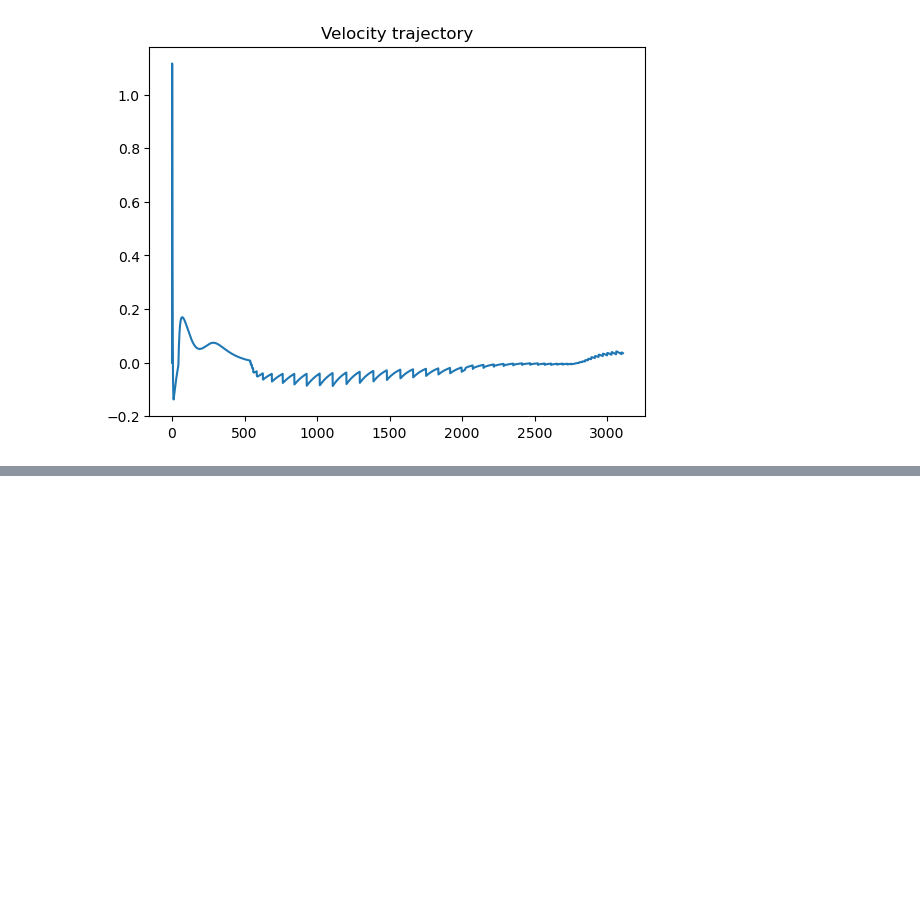
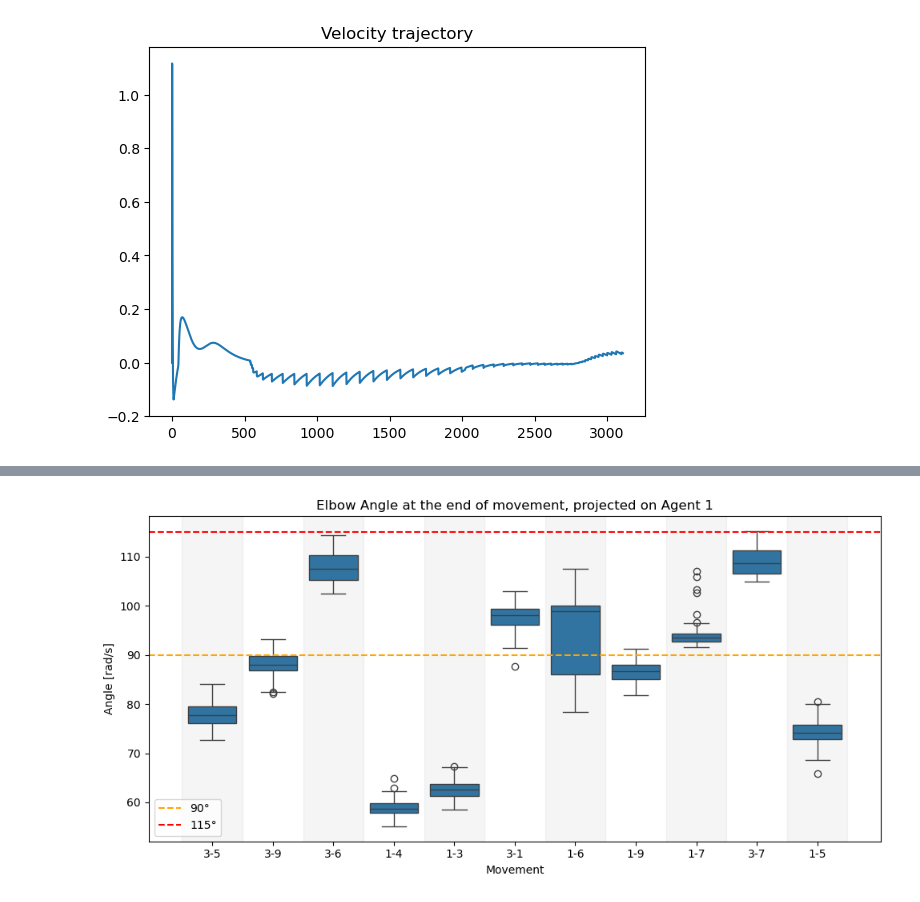
Before and after one commit to bj1110/Masterarbeit, a Jupyter notebook: eval/simdata_eval.ipynb, the cells around one changed output, grey strips where cells are left out. Saved outputs shown, nothing was run; the diff lists cells and outputs as text; code cells hidden in the pictures; blank space fills up the shorter version.

```diff
--- a/eval/simdata_eval.ipynb
+++ b/eval/simdata_eval.ipynb
@@ -728,0 +807,44 @@ plt.show()
+# %%
+subset = df[df["converged"]]
+
+plt.figure(figsize=(10, 5))
+
+ax = sns.boxplot(
+    data=subset,
+    x="projected_movement",
+    y="Angle",
+    showfliers=True
+)
+
+for i in range(len(sorted(subset["projected_movement"].unique()))):
+    if i % 2 == 0:
+        ax.axvspan(i - 0.5, i + 0.5,
+                   color="gray", alpha=0.08, zorder=0)
+
+ax.axhline(
+    y=90,
+    color="orange",
+    linestyle="--",
+    linewidth=1.5,
+    label="90°"
+)
+
+ax.axhline(
+    y=115,
+    color="red",
+    linestyle="--",
+    linewidth=1.5,
+    label="115°"
+)
+
+
+ax.legend()
+ax.set_ylabel("Angle [rad/s]")
+ax.set_xlabel("Movement")
+
+
+plt.title("Elbow Angle at the end of movement, projected on Agent 1")
+plt.tight_layout()
+plt.show()
+# %% [output]
+[figure, added]
```
Also changed, not shown: parts of 11 cells of this notebook.
